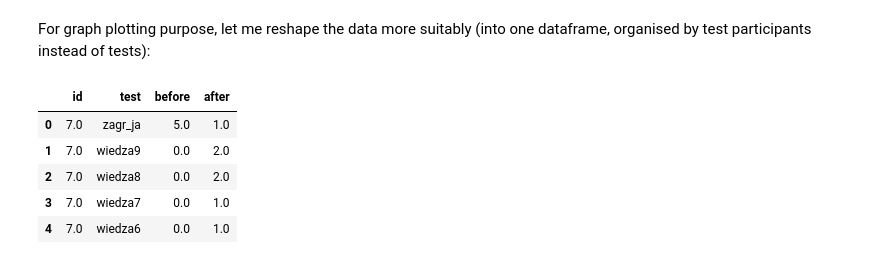
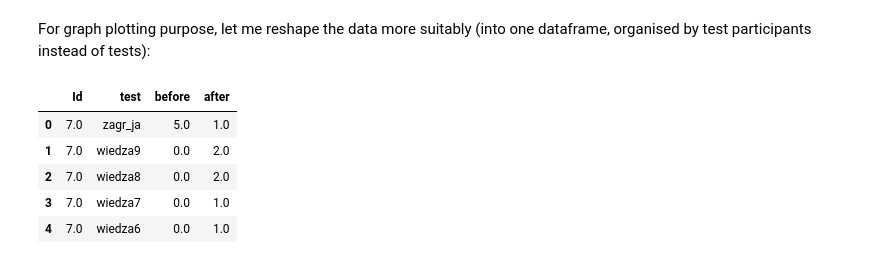
Before and after one commit to marcindahlen/covid-and-narcissism-network-analysis, a Jupyter notebook: notebook.ipynb, the cells around one changed output. Drawn from its saved outputs; the diff is of its cells as text; code cells hidden in the pictures.

```diff
--- a/notebook.ipynb
+++ b/notebook.ipynb
@@ -195,24 +195,24 @@ DT10-DT10_t5                  : -0.105 (small)
 # %% [markdown]
 For graph plotting purpose, let me reshape the data more suitably (into one dataframe, organised by test participants instead of tests):
 # %%
-new_df_column_names = ['id', 'test', 'before', 'after']
+new_df_column_names = ['Id', 'test', 'before', 'after']
 paired_plot_data_df = pandas.DataFrame(columns=new_df_column_names)
 paired_plot_data_list = []
 
 index = 0
 for _, row in df_original.iterrows():
     for var_week_1, var_week_2 in varaibles_time_pairs_dict.items():
         index += 1
-        new_row = {'id': row['Id'],
+        new_row = {'Id': row['Id'],
                    'test': var_week_1,
                    'before': row[var_week_1],
                    'after': row[var_week_2]
                   }
         paired_plot_data_list.append(new_row)
 paired_plot_data_df = pandas.DataFrame.from_records(paired_plot_data_list)
 display(paired_plot_data_df.head())
 # %% [output]
-|  | id | test | before | after |
+|  | Id | test | before | after |
 | 0 | 7.0 | zagr_ja | 5.0 | 1.0 |
 | 1 | 7.0 | wiedza9 | 0.0 | 2.0 |
 | 2 | 7.0 | wiedza8 | 0.0 | 2.0 |
```
Also changed, not shown: parts of 5 cells of this notebook.
